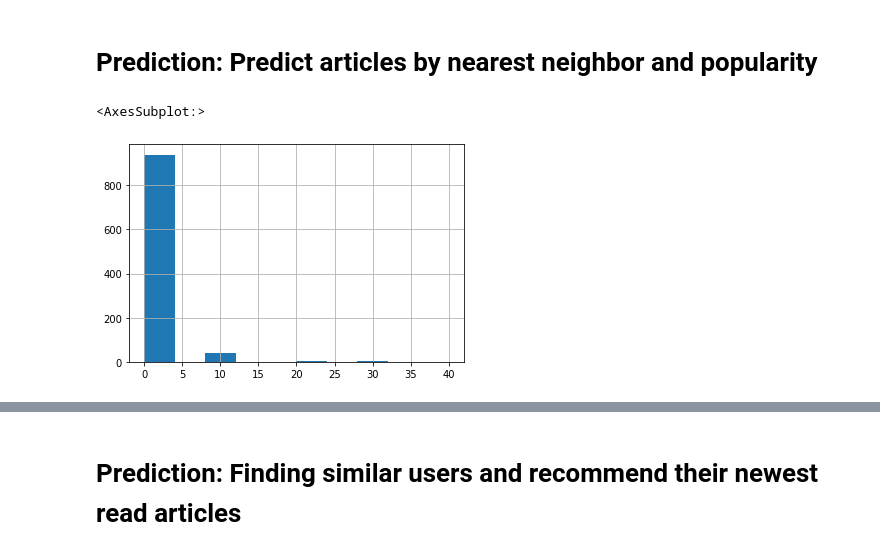
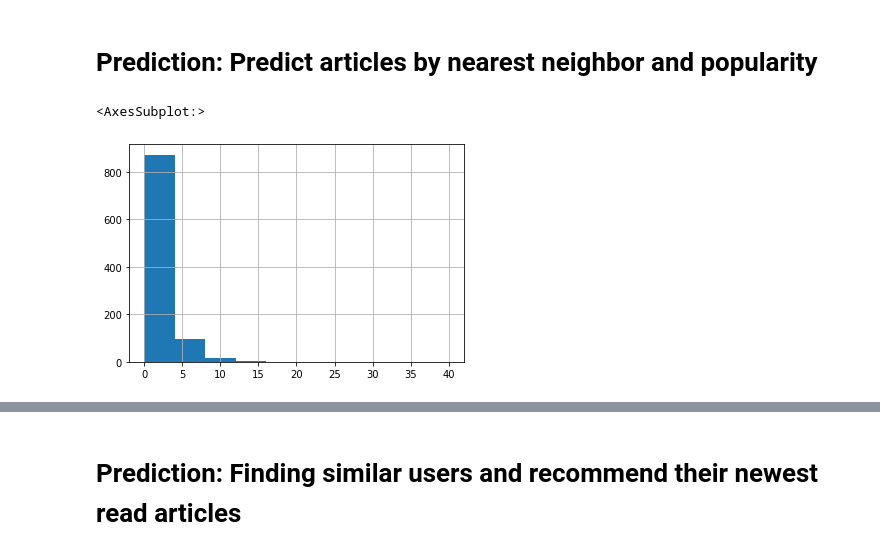
Before and after one commit to jonev/recommender-systems, a Jupyter notebook: graph_based_db.ipynb, the cells around one changed output, grey strips where cells are left out. Drawn from its saved outputs; the diff is of its cells as text; code cells hidden in the pictures.

```diff
--- a/graph_based_db.ipynb
+++ b/graph_based_db.ipynb
@@ -86,12 +89,12 @@ start_time = time.time()
 logging.info(f"Prediction took: {((time.time() - start_time)/60.0)} minutes, or hours: {((time.time() - start_time)/3600.0)}")
 # %%
 # Evaluating: 10 predictions per user, for all users, on popularity
-predictions_popularity = pd.read_feather("predictions_popularity_all_users_v3.feather")
+predictions_popularity = pd.read_feather("predictions_popularity_all_users_v4.feather")
 precision_popularity = precision_per_user(predictions_popularity, df_test)
 precision_popularity.hist()
 # %% [output]
 <AxesSubplot:>
-[figure, old version]
+[figure, new version]
 # %%
 precision_popularity.mean()
 # %% [output]
```
Also changed, not shown: parts of 16 cells of this notebook, 3 other files.
